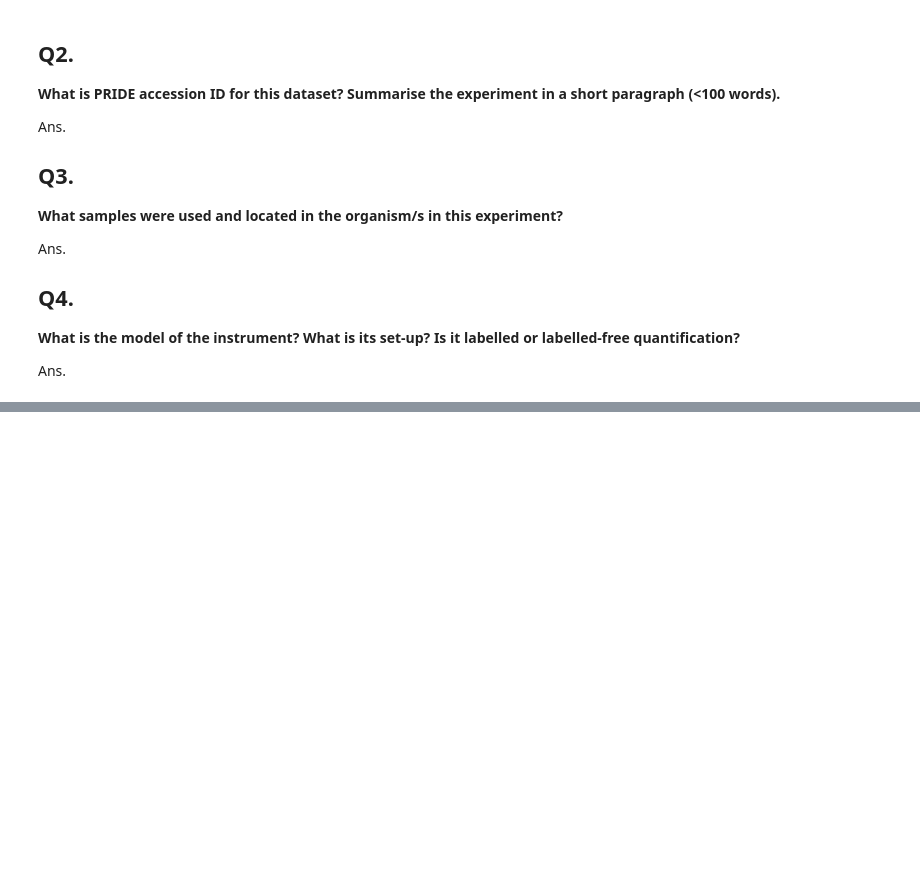
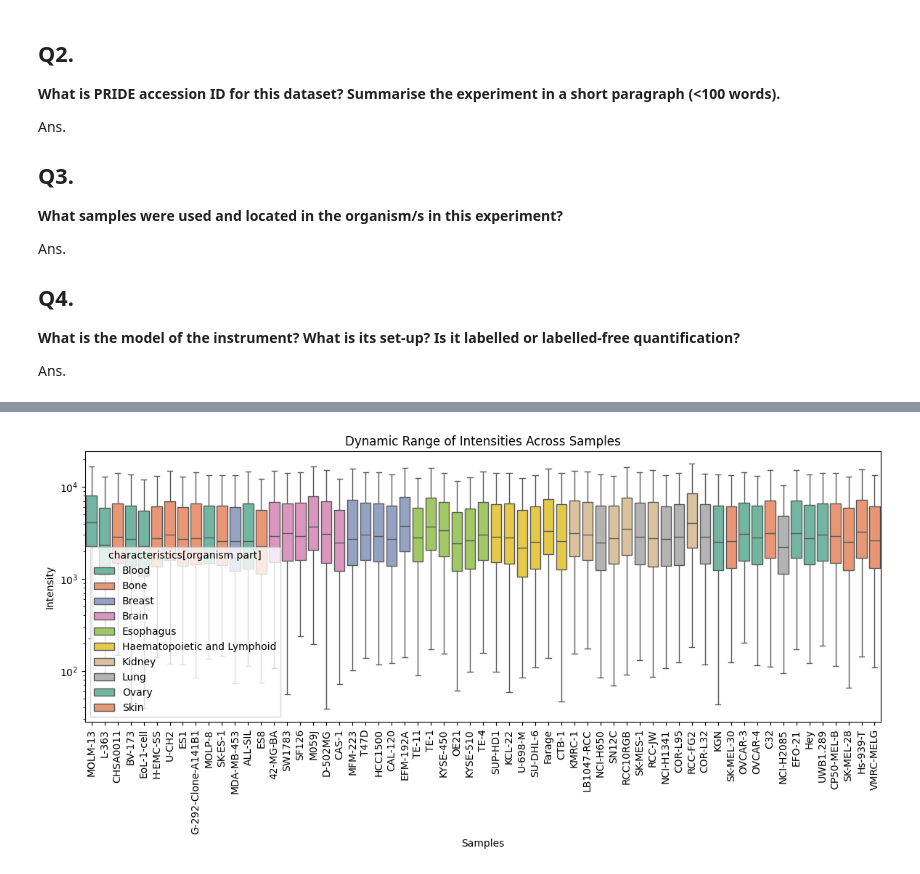
Before and after one commit to thanadol-git/BC_25, a Jupyter notebook: quantms.ipynb, the cells around one changed output, grey strips where cells are left out. Cells and saved outputs as stored; diff of their text form; code cells hidden in the pictures; blank space fills up the shorter version.

Commit message:
add plot

```diff
--- a/quantms.ipynb
+++ b/quantms.ipynb
@@ -45,0 +84,16 @@ Ans.
+# %%
+# Count missing values for each genes
+missing_values = diann_report_long.groupby('Genes')['Intensity'].apply(lambda x: x.isna().sum()).reset_index()
+# rename Intensity to Missing
+missing_values.rename(columns={'Intensity': 'Missing'}, inplace=True)
+# remove Missing is zero
+# missing_values = missing_values[missing_values['Missing'] > 0]
+# sort by Missing
+missing_values.sort_values(by='Missing', ascending=False, inplace=True)
+# reset index
+missing_values.reset_index(drop=True, inplace=True)
+
+# Calculate percentage of missing values
+missing_values['Percentage'] = (missing_values['Missing'] / n_samples) * 100
+
+missing_values
@@ -45,0 +117,11 @@ Ans.
+# %%
+# Filter missing genes
+# Use 50% rule
+selected_genes = missing_values[missing_values['Percentage'] <= 50]['Genes'].tolist()
+print(selected_genes)
+
+# Filter diann_report_long for selected genes
+diann_report_long_filtered = diann_report_long[diann_report_long['Genes'].isin(selected_genes)]
+
+# impute missing values with 0
+diann_report_long_filtered['Intensity'].fillna(0, inplace=True)
@@ -45,0 +136,19 @@ Ans.
+# %%
+# Join with sdrf
+dr_plot = diann_report_long_filtered.merge(sdrf, left_on='Samples', right_on='comment[data file]', how='left')
+# %%
+# Plot the dynamic range
+plt.figure(figsize=(12, 6))
+sns.boxplot(data=dr_plot, x='factor value[cell line]', y='Intensity', hue = 'characteristics[organism part]',
+            palette='Set2', showfliers=False)
+plt.xticks(rotation=90)
+plt.title('Dynamic Range of Intensities Across Samples')
+plt.xlabel('Samples')
+plt.ylabel('Intensity')
+plt.tight_layout()
+# scale y log 10
+plt.yscale('log')
+# plt.savefig('diann_dynamic_range.png', dpi=300)
+plt.show()
+# %% [output]
+[figure, added]
```
Also changed, not shown: parts of 9 cells of this notebook.
